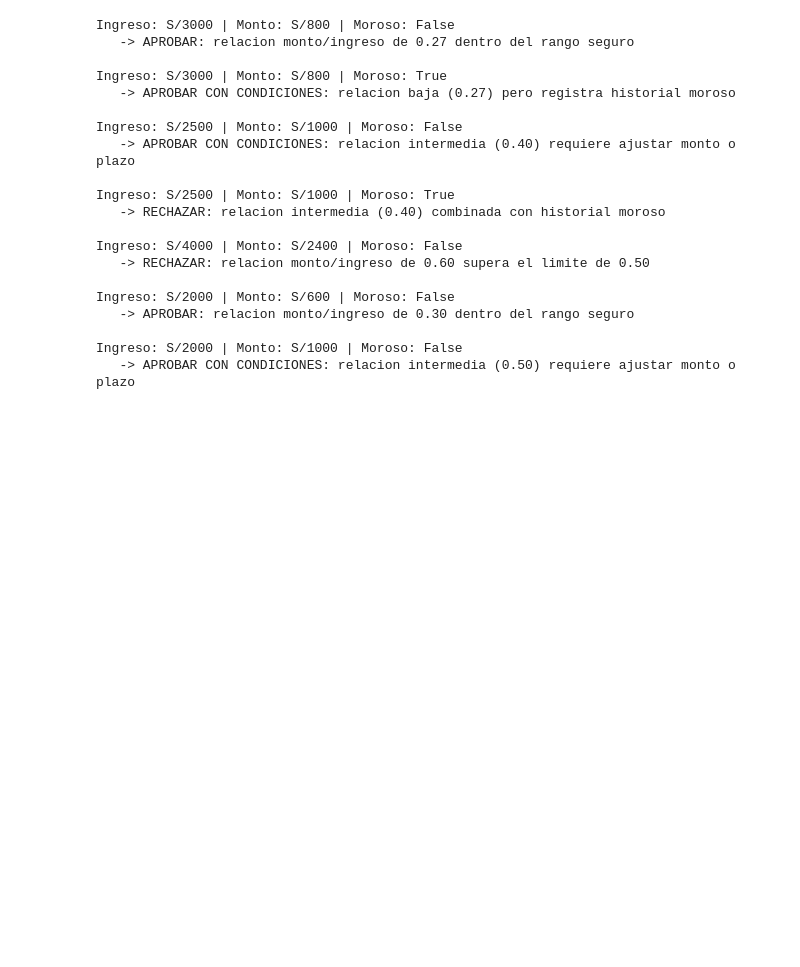
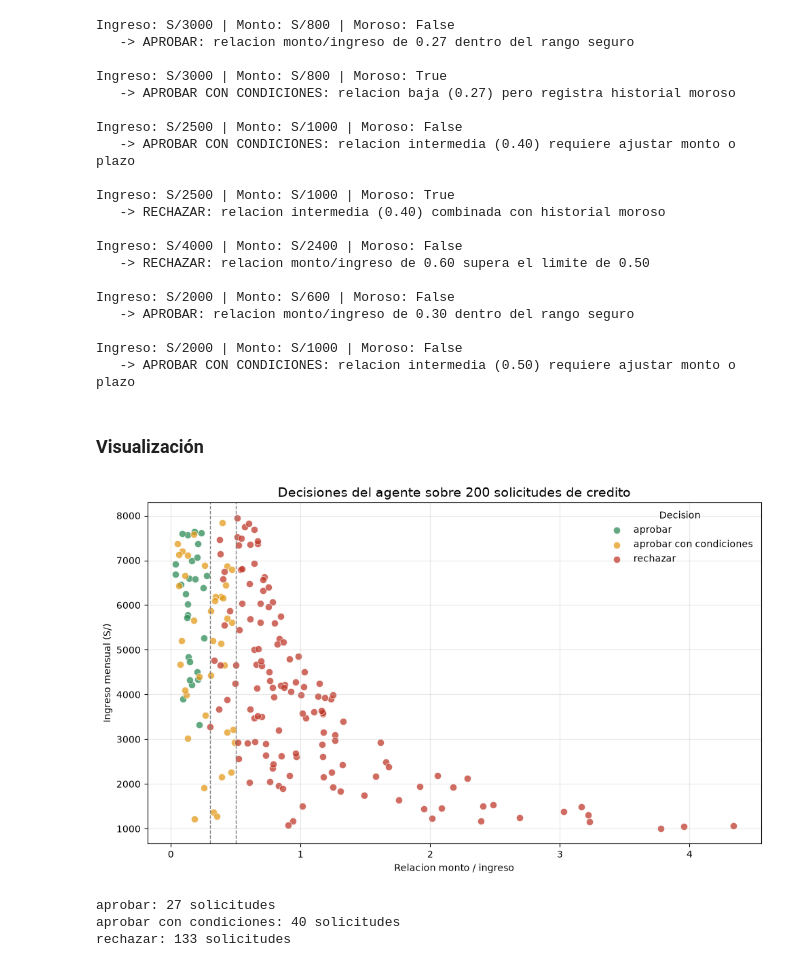
Before and after one commit to HansMoises/IS484-Practica001-Jueves-Garcia, a Jupyter notebook: Ejercicio1_Credito_Garcia.ipynb, the cells around one changed output. Drawn from its saved outputs; the diff is of its cells as text; code cells hidden in the pictures; blank space fills up the shorter version.

Commit message:
Ejercicio 1: visualizacion de 200 solicitudes

```diff
--- a/Ejercicio1_Credito_Garcia.ipynb
+++ b/Ejercicio1_Credito_Garcia.ipynb
@@ -93,3 +93,62 @@ Ingreso: S/2000 | Monto: S/600 | Moroso: False
 
 Ingreso: S/2000 | Monto: S/1000 | Moroso: False
    -> APROBAR CON CONDICIONES: relacion intermedia (0.50) requiere ajustar monto o plazo
+# %% [markdown]
+### Visualización
+# %%
+import numpy as np
+import matplotlib.pyplot as plt
+
+np.random.seed(7)
+n = 200
+
+ingresos = np.random.uniform(1000, 8000, n)
+montos = np.random.uniform(200, 5000, n)
+morosos = np.random.rand(n) < 0.3   # aprox. 30% con historial moroso
+
+relaciones = []
+decisiones = []
+
+for i in range(n):
+    accion, _ = agente_credito(ingresos[i], montos[i], morosos[i])
+    relaciones.append(montos[i] / ingresos[i])
+    decisiones.append(accion)
+
+relaciones = np.array(relaciones)
+decisiones = np.array(decisiones)
+
+colores = {
+    "aprobar": "#2e8b57",
+    "aprobar con condiciones": "#e39b1c",
+    "rechazar": "#c0392b",
+}
+
+fig, ax = plt.subplots(figsize=(10, 6))
+
+for accion, color in colores.items():
+    mascara = decisiones == accion
+    ax.scatter(
+        relaciones[mascara], ingresos[mascara],
+        c=color, label=accion, s=55, alpha=0.75,
+        edgecolors="white", linewidths=0.6,
+    )
+
+ax.axvline(0.30, color="gray", linestyle="--", linewidth=1)
+ax.axvline(0.50, color="gray", linestyle="--", linewidth=1)
+
+ax.set_title("Decisiones del agente sobre 200 solicitudes de credito", fontsize=14)
+ax.set_xlabel("Relacion monto / ingreso")
+ax.set_ylabel("Ingreso mensual (S/)")
+ax.legend(title="Decision", frameon=False)
+ax.grid(True, alpha=0.3)
+
+plt.tight_layout()
+plt.show()
+
+for accion in colores:
+    print(f"{accion}: {(decisiones == accion).sum()} solicitudes")
+# %% [output]
+[figure, added]
+aprobar: 27 solicitudes
+aprobar con condiciones: 40 solicitudes
+rechazar: 133 solicitudes
```
